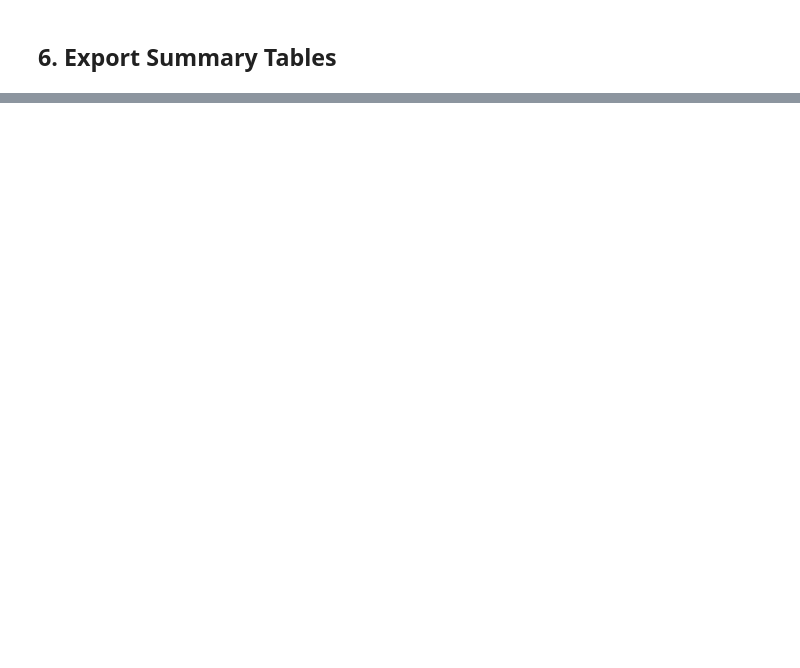
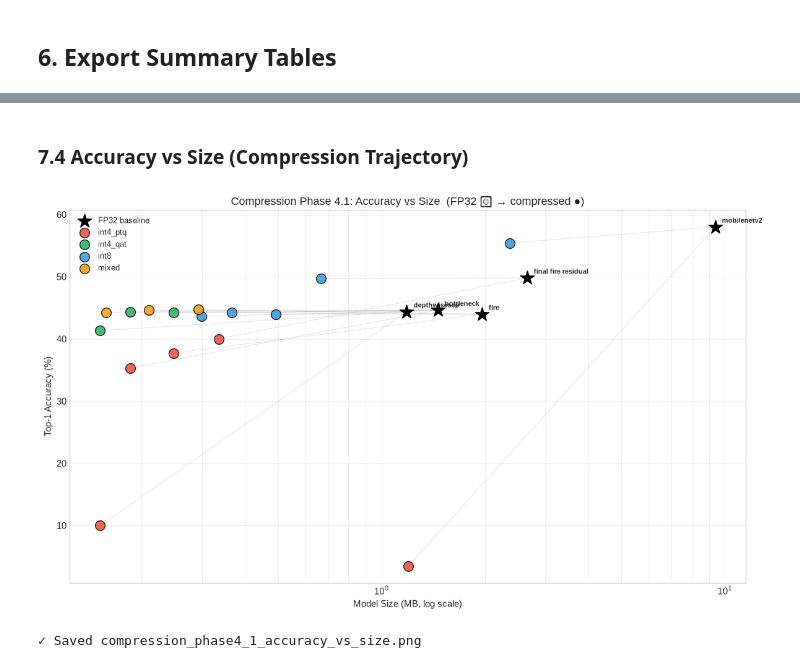
Before and after one commit to RafaelSdeS/dnn_study, a Jupyter notebook: notebooks/final_architecture_results.ipynb, the cells around one changed output, grey strips where cells are left out. Cells and saved outputs as stored; diff of their text form; code cells hidden in the pictures; blank space fills up the shorter version.

```diff
--- a/notebooks/final_architecture_results.ipynb
+++ b/notebooks/final_architecture_results.ipynb
@@ -424,0 +671,46 @@ display(summary_export)
+# %% [markdown]
+### 7.4 Accuracy vs Size (Compression Trajectory)
+# %%
+# Accuracy vs Size — FP32 baselines → compressed variants
+fig, ax = plt.subplots(figsize=(12, 7))
+
+method_colors = {"int8": "#3498db", "int4_ptq": "#e74c3c", "int4_qat": "#27ae60", "mixed": "#f39c12"}
+short = lambda m: m.replace("alexnet_", "").replace("_", " ")
+
+# FP32 baseline (one point per model)
+base = comp_df.groupby("model").agg(
+    size=("fp32_size_mb", "first"), acc=("fp32_baseline_acc", "first")).reset_index()
+base_map = base.set_index("model")
+
+# Faint line from each FP32 baseline to its compressed variants (compression trajectory)
+for _, r in comp_df.iterrows():
+    b = base_map.loc[r["model"]]
+    ax.plot([b["size"], r["compressed_size_mb"]], [b["acc"], r["compressed_top1_acc"]],
+            color="gray", lw=0.5, alpha=0.3, zorder=1)
+
+# FP32 baselines
+ax.scatter(base["size"], base["acc"], s=280, marker="*", color="black", zorder=5, label="FP32 baseline")
+for _, r in base.iterrows():
+    ax.annotate(short(r["model"]), (r["size"], r["acc"]),
+                xytext=(8, 5), textcoords="offset points", fontsize=8, fontweight="bold")
+
+# Compressed variants, colored by method
+for meth in sorted(comp_df["method"].unique()):
+    sub = comp_df[comp_df["method"] == meth]
+    ax.scatter(sub["compressed_size_mb"], sub["compressed_top1_acc"], s=130, alpha=0.85,
+               color=method_colors.get(meth), edgecolors="black", lw=1, label=meth, zorder=3)
+
+ax.set_xscale("log")
+ax.set_xlabel("Model Size (MB, log scale)")
+ax.set_ylabel("Top-1 Accuracy (%)")
+ax.set_title("Compression Phase 4.1: Accuracy vs Size  (FP32 ★ → compressed ●)")
+ax.legend(fontsize=9)
+ax.grid(True, alpha=0.3, which="both")
+
+plt.tight_layout()
+plt.savefig(FIGURES_DIR / "compression_phase4_1_accuracy_vs_size.png", dpi=150, bbox_inches="tight")
+plt.show()
+print("✓ Saved compression_phase4_1_accuracy_vs_size.png")
+# %% [output]
+[figure, added]
+✓ Saved compression_phase4_1_accuracy_vs_size.png
```
Also changed, not shown: parts of 15 cells of this notebook, 21 other files.
